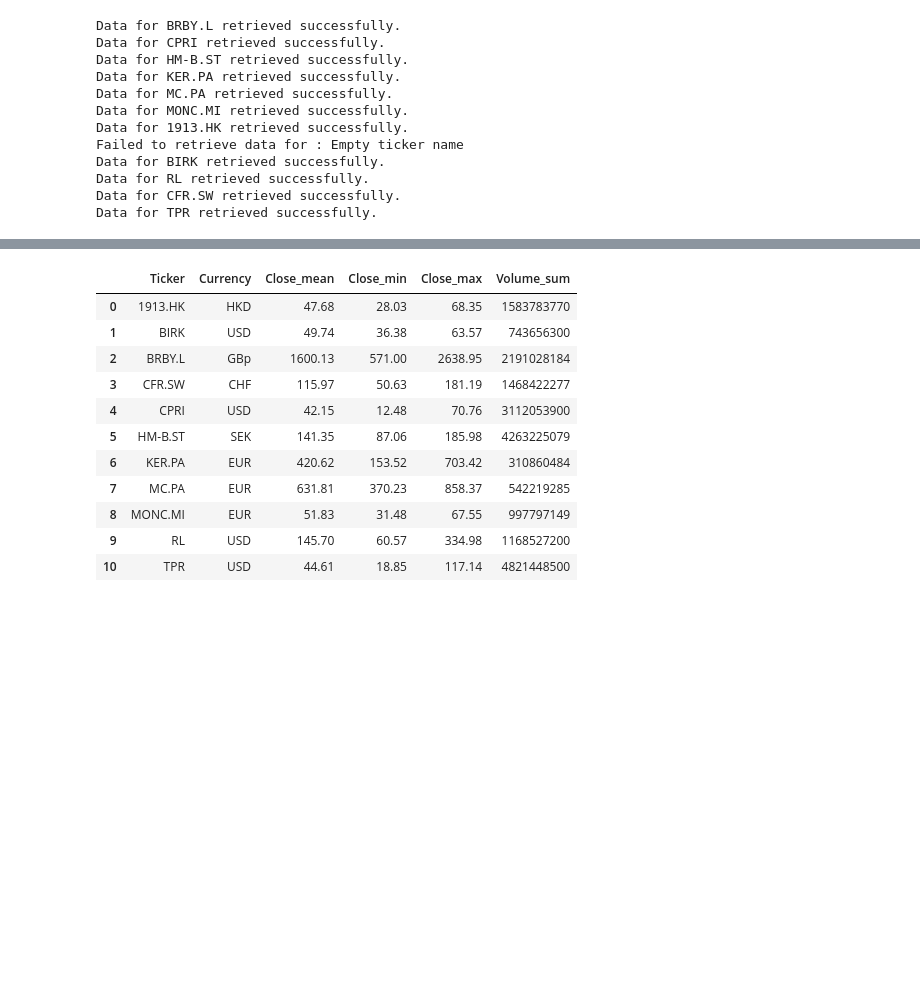
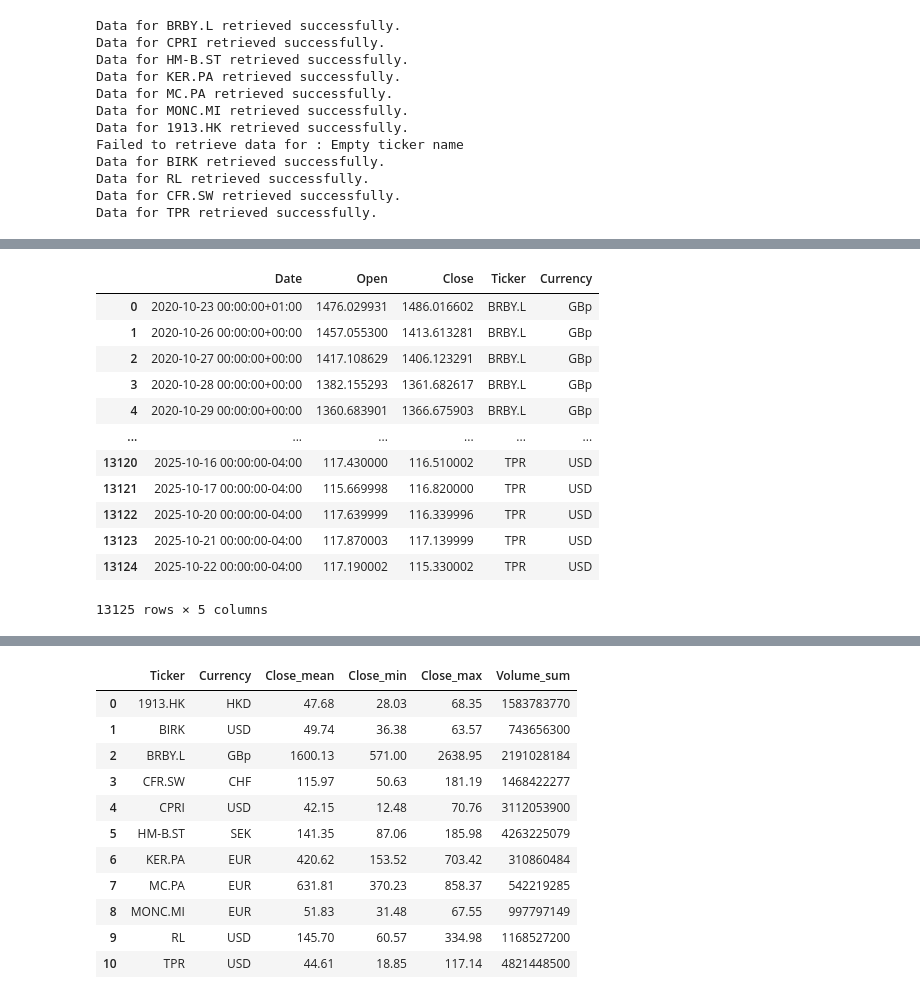
Before and after one commit to gabigens/project-week-3, a Jupyter notebook: MiniPro3-complete-code.ipynb, the cells around one changed output, grey strips where cells are left out. Cells and saved outputs as stored; diff of their text form; code cells hidden in the pictures; blank space fills up the shorter version.

```diff
--- a/MiniPro3-complete-code.ipynb
+++ b/MiniPro3-complete-code.ipynb
@@ -272,0 +289,19 @@ Data for TPR retrieved successfully.
+# %%
+big_data = big_data.drop(['High', 'Low', 'Volume', 'Dividends',
+       'Stock Splits'], axis=1)
+
+big_data
+# %% [output]
+|  | Date | Open | Close | Ticker | Currency |
+| 0 | 2020-10-23 00:00:00+01:00 | 1476.029931 | 1486.016602 | BRBY.L | GBp |
+| 1 | 2020-10-26 00:00:00+00:00 | 1457.055300 | 1413.613281 | BRBY.L | GBp |
+| 2 | 2020-10-27 00:00:00+00:00 | 1417.108629 | 1406.123291 | BRBY.L | GBp |
+| 3 | 2020-10-28 00:00:00+00:00 | 1382.155293 | 1361.682617 | BRBY.L | GBp |
+| 4 | 2020-10-29 00:00:00+00:00 | 1360.683901 | 1366.675903 | BRBY.L | GBp |
+| ... | ... | ... | ... | ... | ... |
+| 13120 | 2025-10-16 00:00:00-04:00 | 117.430000 | 116.510002 | TPR | USD |
+| 13121 | 2025-10-17 00:00:00-04:00 | 115.669998 | 116.820000 | TPR | USD |
+| 13122 | 2025-10-20 00:00:00-04:00 | 117.639999 | 116.339996 | TPR | USD |
+| 13123 | 2025-10-21 00:00:00-04:00 | 117.870003 | 117.139999 | TPR | USD |
+| 13124 | 2025-10-22 00:00:00-04:00 | 117.190002 | 115.330002 | TPR | USD |
+13125 rows × 5 columns
```
Also changed, not shown: parts of 5 cells of this notebook.
